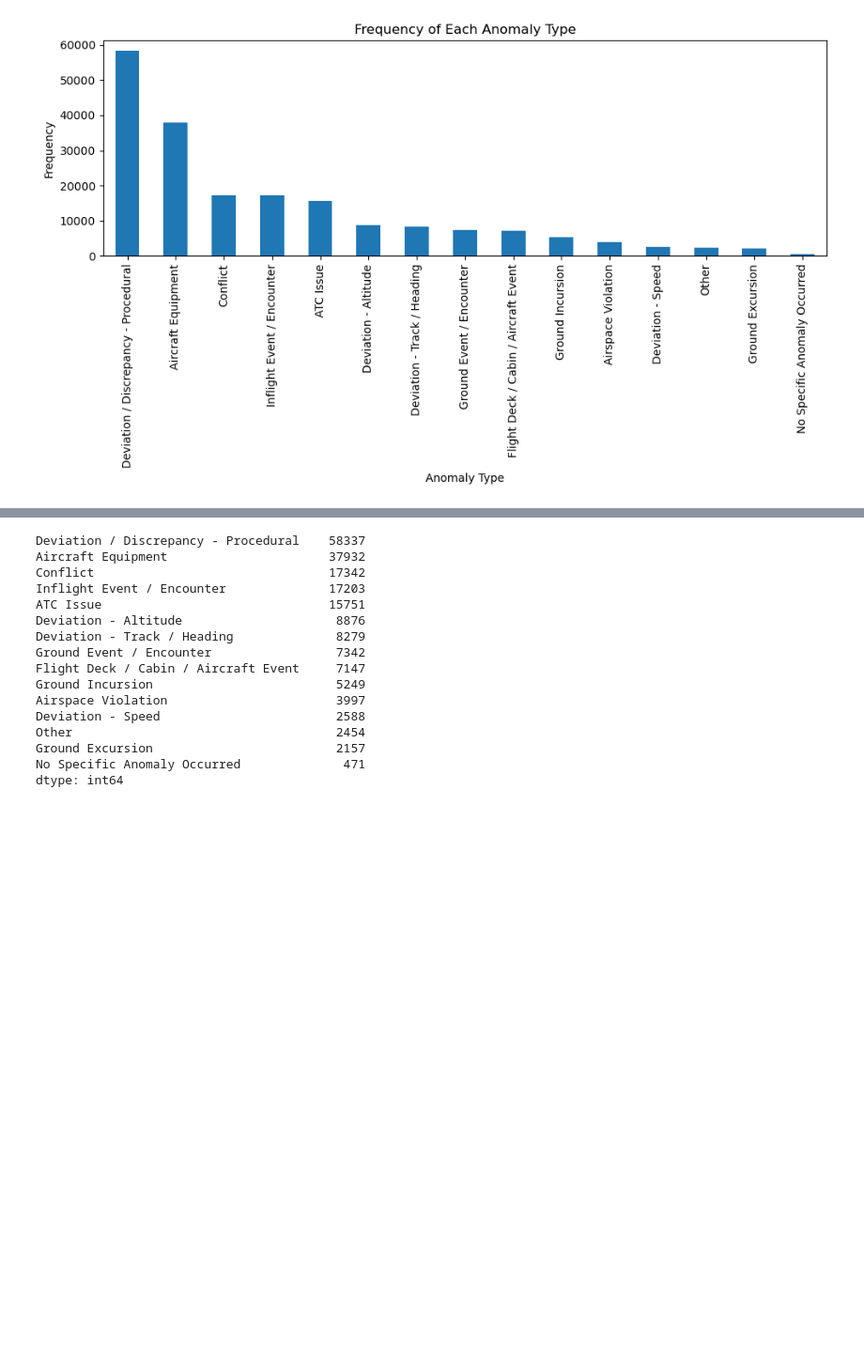
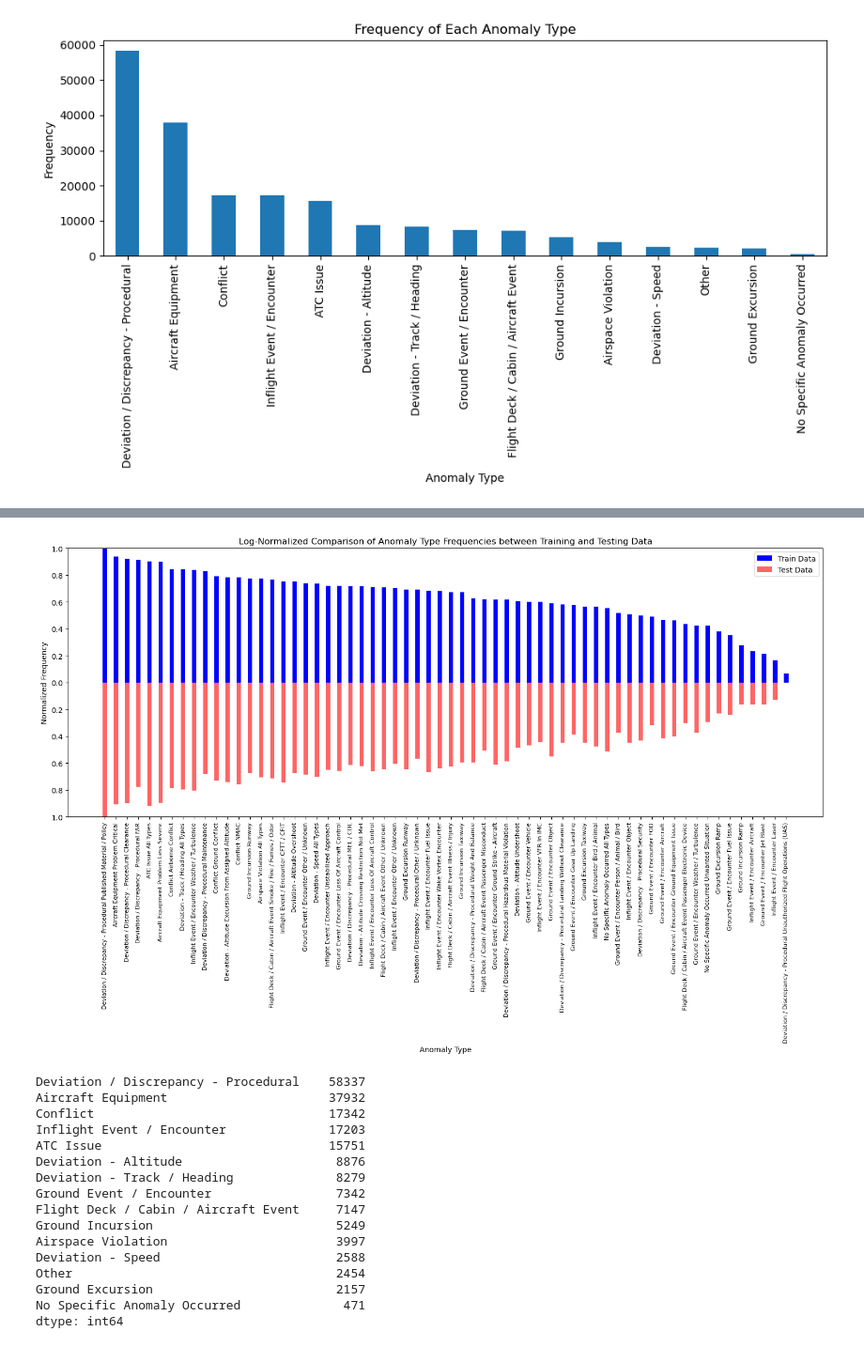
Before and after one commit to Gogonemnem/Safran-Project, a Jupyter notebook: Load data.ipynb, the cells around one changed output, grey strips where cells are left out. Shown at 94% size. Saved outputs shown, nothing was run; the diff lists cells and outputs as text; code cells hidden in the pictures; blank space fills up the shorter version.

```diff
--- a/Load data.ipynb
+++ b/Load data.ipynb
@@ -561,3 +650,57 @@ plt.show()
+# %%
+import matplotlib.pyplot as plt
+import numpy as np
+
+# Apply log transformation with a small constant to avoid log(0)
+constant = 1
+log_train_counts = np.log(train_sub_anomaly_counts + constant)
+log_test_counts = np.log(test_sub_anomaly_counts + constant)
+
+# Get sorted indices from the training data
+sorted_indices = np.argsort(log_train_counts)[::-1]
+
+# Apply the sorting to both training and test data
+sorted_train_counts = log_train_counts[sorted_indices]
+sorted_test_counts = log_test_counts[sorted_indices]
+sorted_labels = np.array(ANOMALY_SUBCATEGORIES)[sorted_indices]
+
+# Normalize the sorted data
+normalized_train_counts = sorted_train_counts / sorted_train_counts.max()
+normalized_test_counts = sorted_test_counts / sorted_test_counts.max()
+
+# Create figure and axis objects
+fig, ax1 = plt.subplots(figsize=(15, 10))
+
+# Plot the normalized training data counts on the positive side
+ax1.bar(sorted_labels, normalized_train_counts, width=0.4, label='Train Data', color='b')
+
+# Plot the normalized test data counts on the negative side (mirrored)
+ax1.bar(sorted_labels, -normalized_test_counts, width=0.4, label='Test Data', color='r', alpha=0.6)
+
+# Set the title and x-axis labels
+ax1.set_title('Log-Normalized Comparison of Anomaly Type Frequencies between Training and Testing Data')
+ax1.set_xlabel('Anomaly Type')
+ax1.set_ylabel('Normalized Frequency')
+
+# Rotate the x-axis labels to vertical for readability
+ax1.set_xticklabels(sorted_labels, rotation=90, fontsize=8)
+
+# Set the y-axis to show normalized values with positive and negative ticks
+max_normalized_count = max(normalized_train_counts.max(), normalized_test_counts.max())
+ax1.set_ylim([-max_normalized_count, max_normalized_count])
+ax1.set_yticks(np.linspace(-1, 1, 11))
+ax1.set_yticklabels([f"{abs(y):.1f}" for y in ax1.get_yticks()])
+
+# Use tight layout to ensure everything fits without overlapping
+fig.tight_layout()
+
+# Add a legend to the plot
+ax1.legend()
+
+# Show the plot
+plt.show()
+# %% [output]
+[figure, added]
 # %%
 # Count the number of occurrences of each anomaly
 anomaly_counts = sorted_frequencies
```
Also changed, not shown: parts of 5 cells of this notebook.
